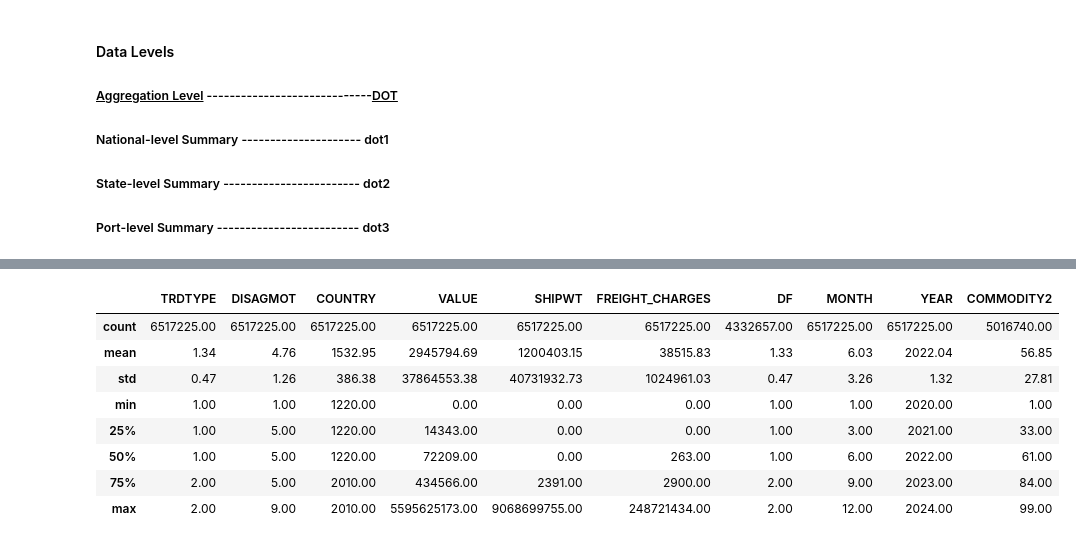
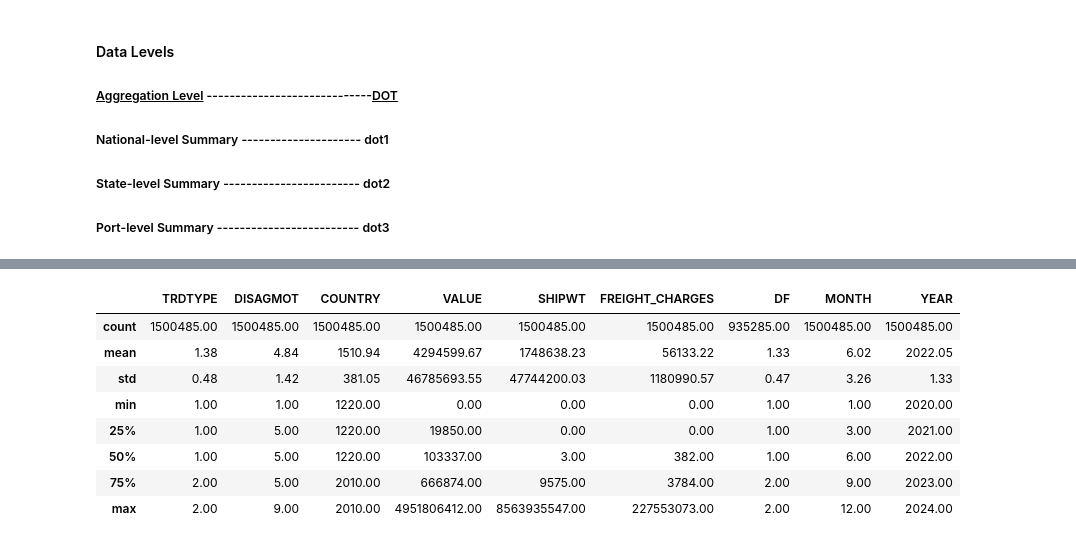
Before and after one commit to solo-007/TransBorder-Freight-Data-Analysis, a Jupyter notebook: Transborder_Freight_DataAnalysis.ipynb, the cells around one changed output, grey strips where cells are left out. Saved outputs shown, nothing was run; the diff lists cells and outputs as text; code cells hidden in the pictures.

```diff
--- a/Transborder_Freight_DataAnalysis.ipynb
+++ b/Transborder_Freight_DataAnalysis.ipynb
@@ -572,13 +429,13 @@ memory usage: 795.6+ MB
 # %%
-#Descriptive statistics
-final_df.describe()
+#Descriptive statistics for National-level
+df_dot1.describe()
 # %% [output]
-|  | TRDTYPE | DISAGMOT | COUNTRY | VALUE | SHIPWT | FREIGHT_CHARGES | DF | MONTH | YEAR | COMMODITY2 |
-| count | 6517225.00 | 6517225.00 | 6517225.00 | 6517225.00 | 6517225.00 | 6517225.00 | 4332657.00 | 6517225.00 | 6517225.00 | 5016740.00 |
-| mean | 1.34 | 4.76 | 1532.95 | 2945794.69 | 1200403.15 | 38515.83 | 1.33 | 6.03 | 2022.04 | 56.85 |
-| std | 0.47 | 1.26 | 386.38 | 37864553.38 | 40731932.73 | 1024961.03 | 0.47 | 3.26 | 1.32 | 27.81 |
-| min | 1.00 | 1.00 | 1220.00 | 0.00 | 0.00 | 0.00 | 1.00 | 1.00 | 2020.00 | 1.00 |
-| 25% | 1.00 | 5.00 | 1220.00 | 14343.00 | 0.00 | 0.00 | 1.00 | 3.00 | 2021.00 | 33.00 |
-| 50% | 1.00 | 5.00 | 1220.00 | 72209.00 | 0.00 | 263.00 | 1.00 | 6.00 | 2022.00 | 61.00 |
-| 75% | 2.00 | 5.00 | 2010.00 | 434566.00 | 2391.00 | 2900.00 | 2.00 | 9.00 | 2023.00 | 84.00 |
-| max | 2.00 | 9.00 | 2010.00 | 5595625173.00 | 9068699755.00 | 248721434.00 | 2.00 | 12.00 | 2024.00 | 99.00 |
+|  | TRDTYPE | DISAGMOT | COUNTRY | VALUE | SHIPWT | FREIGHT_CHARGES | DF | MONTH | YEAR |
+| count | 1500485.00 | 1500485.00 | 1500485.00 | 1500485.00 | 1500485.00 | 1500485.00 | 935285.00 | 1500485.00 | 1500485.00 |
+| mean | 1.38 | 4.84 | 1510.94 | 4294599.67 | 1748638.23 | 56133.22 | 1.33 | 6.02 | 2022.05 |
+| std | 0.48 | 1.42 | 381.05 | 46785693.55 | 47744200.03 | 1180990.57 | 0.47 | 3.26 | 1.33 |
+| min | 1.00 | 1.00 | 1220.00 | 0.00 | 0.00 | 0.00 | 1.00 | 1.00 | 2020.00 |
+| 25% | 1.00 | 5.00 | 1220.00 | 19850.00 | 0.00 | 0.00 | 1.00 | 3.00 | 2021.00 |
+| 50% | 1.00 | 5.00 | 1220.00 | 103337.00 | 3.00 | 382.00 | 1.00 | 6.00 | 2022.00 |
+| 75% | 2.00 | 5.00 | 2010.00 | 666874.00 | 9575.00 | 3784.00 | 2.00 | 9.00 | 2023.00 |
+| max | 2.00 | 9.00 | 2010.00 | 4951806412.00 | 8563935547.00 | 227553073.00 | 2.00 | 12.00 | 2024.00 |
```
Also changed, not shown: parts of 93 cells of this notebook.
